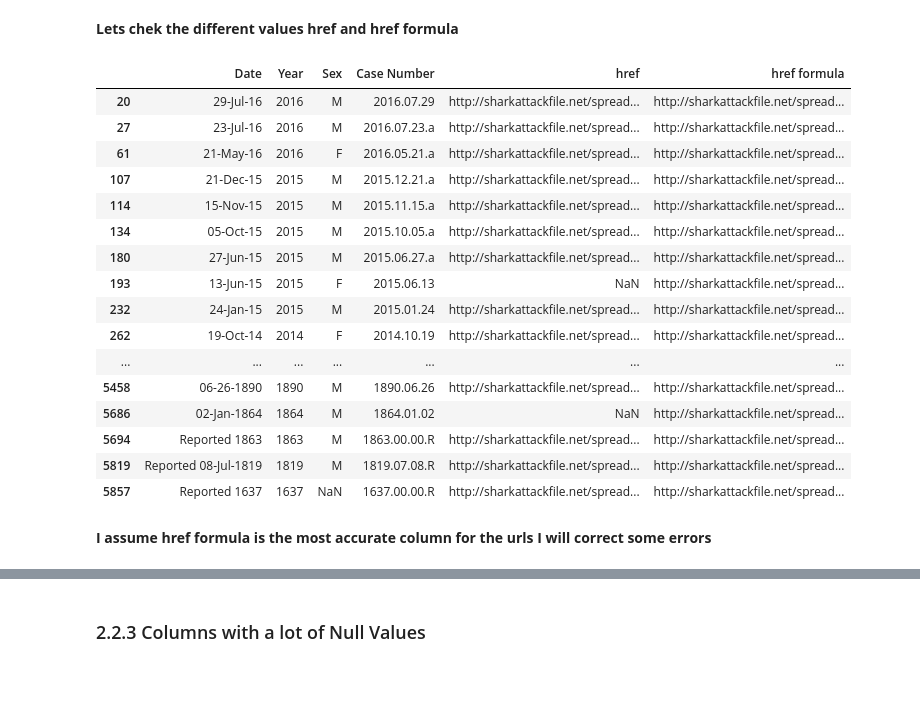
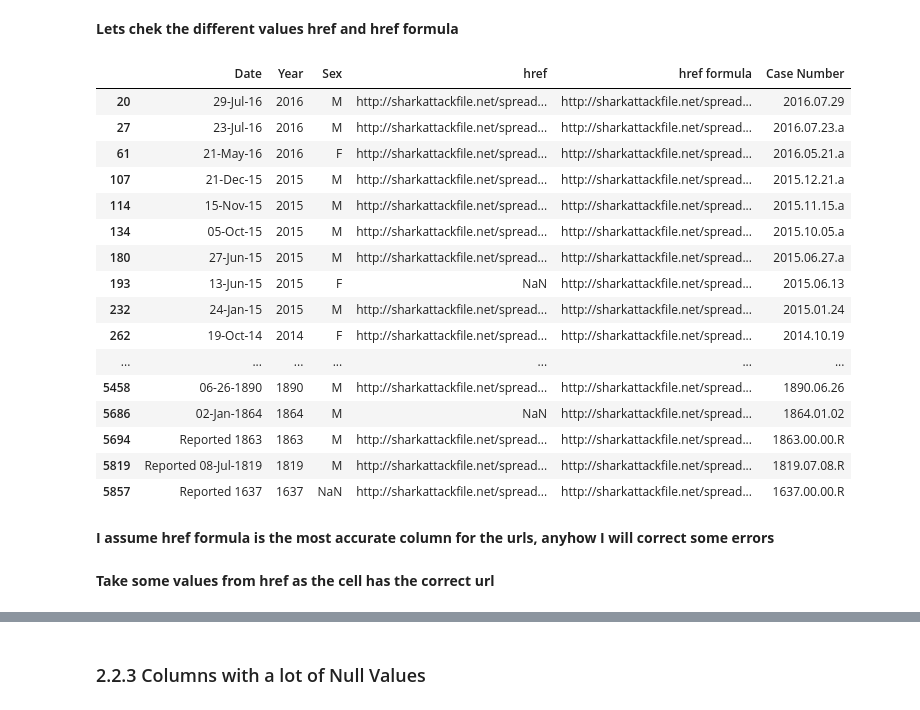
Before and after one commit to ta-datapt-bcn/project-pandas, a Jupyter notebook: your-code/data-wrangling.ipynb, the cells around one changed output, grey strips where cells are left out. Drawn from its saved outputs; the diff is of its cells as text; code cells hidden in the pictures; blank space fills up the shorter version.

```diff
--- a/your-code/data-wrangling.ipynb
+++ b/your-code/data-wrangling.ipynb
@@ -316,25 +319,26 @@ data.head()
 # %% [markdown]
 **Lets chek the different values href and href formula**
 # %%
-data[['Date','Year','Sex','Case Number','href','href formula']].loc[data['href'] != data['href formula']]
+data[['Date','Year','Sex','href','href formula','Case Number']].loc[data['href'] != data['href formula']]
 # %% [output]
-|  | Date | Year | Sex | Case Number | href | href formula |
-| 20 | 29-Jul-16 | 2016 | M | 2016.07.29 | http://sharkattackfile.net/spread... | http://sharkattackfile.net/spread... |
-| 27 | 23-Jul-16 | 2016 | M | 2016.07.23.a | http://sharkattackfile.net/spread... | http://sharkattackfile.net/spread... |
-| 61 | 21-May-16 | 2016 | F | 2016.05.21.a | http://sharkattackfile.net/spread... | http://sharkattackfile.net/spread... |
-| 107 | 21-Dec-15 | 2015 | M | 2015.12.21.a | http://sharkattackfile.net/spread... | http://sharkattackfile.net/spread... |
-| 114 | 15-Nov-15 | 2015 | M | 2015.11.15.a | http://sharkattackfile.net/spread... | http://sharkattackfile.net/spread... |
-| 134 | 05-Oct-15 | 2015 | M | 2015.10.05.a | http://sharkattackfile.net/spread... | http://sharkattackfile.net/spread... |
-| 180 | 27-Jun-15 | 2015 | M | 2015.06.27.a | http://sharkattackfile.net/spread... | http://sharkattackfile.net/spread... |
-| 193 | 13-Jun-15 | 2015 | F | 2015.06.13 | NaN | http://sharkattackfile.net/spread... |
-| 232 | 24-Jan-15 | 2015 | M | 2015.01.24 | http://sharkattackfile.net/spread... | http://sharkattackfile.net/spread... |
-| 262 | 19-Oct-14 | 2014 | F | 2014.10.19 | http://sharkattackfile.net/spread... | http://sharkattackfile.net/spread... |
+|  | Date | Year | Sex | href | href formula | Case Number |
+| 20 | 29-Jul-16 | 2016 | M | http://sharkattackfile.net/spread... | http://sharkattackfile.net/spread... | 2016.07.29 |
+| 27 | 23-Jul-16 | 2016 | M | http://sharkattackfile.net/spread... | http://sharkattackfile.net/spread... | 2016.07.23.a |
+| 61 | 21-May-16 | 2016 | F | http://sharkattackfile.net/spread... | http://sharkattackfile.net/spread... | 2016.05.21.a |
+| 107 | 21-Dec-15 | 2015 | M | http://sharkattackfile.net/spread... | http://sharkattackfile.net/spread... | 2015.12.21.a |
+| 114 | 15-Nov-15 | 2015 | M | http://sharkattackfile.net/spread... | http://sharkattackfile.net/spread... | 2015.11.15.a |
+| 134 | 05-Oct-15 | 2015 | M | http://sharkattackfile.net/spread... | http://sharkattackfile.net/spread... | 2015.10.05.a |
+| 180 | 27-Jun-15 | 2015 | M | http://sharkattackfile.net/spread... | http://sharkattackfile.net/spread... | 2015.06.27.a |
+| 193 | 13-Jun-15 | 2015 | F | NaN | http://sharkattackfile.net/spread... | 2015.06.13 |
+| 232 | 24-Jan-15 | 2015 | M | http://sharkattackfile.net/spread... | http://sharkattackfile.net/spread... | 2015.01.24 |
+| 262 | 19-Oct-14 | 2014 | F | http://sharkattackfile.net/spread... | http://sharkattackfile.net/spread... | 2014.10.19 |
 | ... | ... | ... | ... | ... | ... | ... |
-| 5458 | 06-26-1890 | 1890 | M | 1890.06.26 | http://sharkattackfile.net/spread... | http://sharkattackfile.net/spread... |
-| 5686 | 02-Jan-1864 | 1864 | M | 1864.01.02 | NaN | http://sharkattackfile.net/spread... |
-| 5694 | Reported 1863 | 1863 | M | 1863.00.00.R | http://sharkattackfile.net/spread... | http://sharkattackfile.net/spread... |
-| 5819 | Reported 08-Jul-1819 | 1819 | M | 1819.07.08.R | http://sharkattackfile.net/spread... | http://sharkattackfile.net/spread... |
-| 5857 | Reported 1637 | 1637 | NaN | 1637.00.00.R | http://sharkattackfile.net/spread... | http://sharkattackfile.net/spread... |
+| 5458 | 06-26-1890 | 1890 | M | http://sharkattackfile.net/spread... | http://sharkattackfile.net/spread... | 1890.06.26 |
+| 5686 | 02-Jan-1864 | 1864 | M | NaN | http://sharkattackfile.net/spread... | 1864.01.02 |
+| 5694 | Reported 1863 | 1863 | M | http://sharkattackfile.net/spread... | http://sharkattackfile.net/spread... | 1863.00.00.R |
+| 5819 | Reported 08-Jul-1819 | 1819 | M | http://sharkattackfile.net/spread... | http://sharkattackfile.net/spread... | 1819.07.08.R |
+| 5857 | Reported 1637 | 1637 | NaN | http://sharkattackfile.net/spread... | http://sharkattackfile.net/spread... | 1637.00.00.R |
 # %% [markdown]
-**I assume href formula is the most accurate column for the urls**
-**I will correct some errors**
+**I assume href formula is the most accurate column for the urls, anyhow I will correct some errors**
+# %% [markdown]
+**Take some values from href as the cell has the correct url**
```
Also changed, not shown: parts of 24 cells of this notebook.
